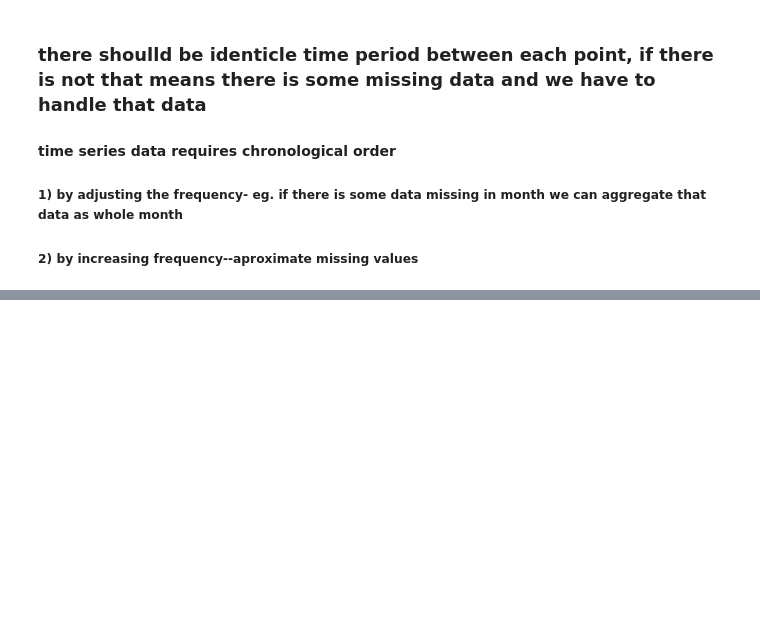
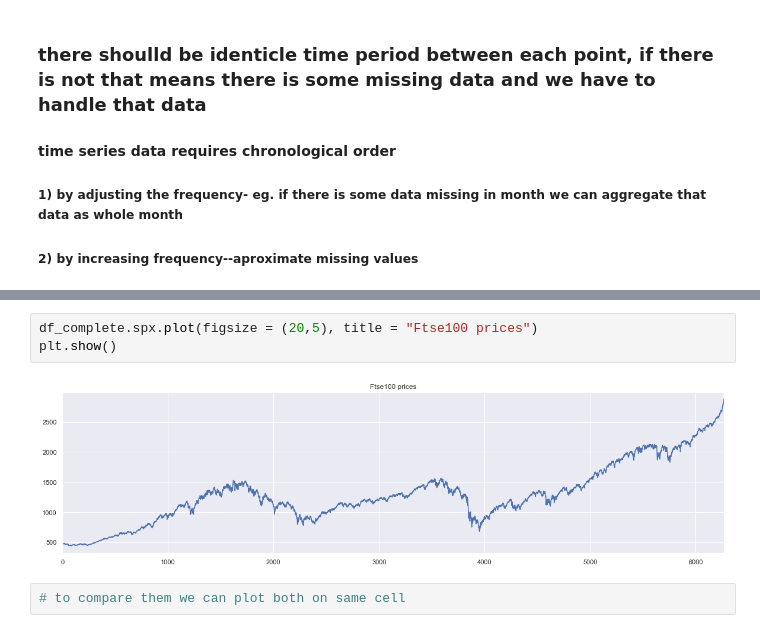
Before and after one commit to vishaldubey180/time-series-analysis-with-python, a Jupyter notebook: Introduction to time series .ipynb, the cells around one changed output, grey strips where cells are left out. Cells and saved outputs as stored; diff of their text form; blank space fills up the shorter version.

```diff
--- a/Introduction to time series .ipynb
+++ b/Introduction to time series .ipynb
@@ -100,0 +232,7 @@ Note: you may need to restart the kernel to use updated packages.
+# %%
+df_complete.spx.plot(figsize = (20,5), title = "Ftse100 prices")
+plt.show()
+# %% [output]
+[figure, added]
+# %%
+# to compare them we can plot both on same cell
```
Also changed, not shown: parts of 25 cells of this notebook.
